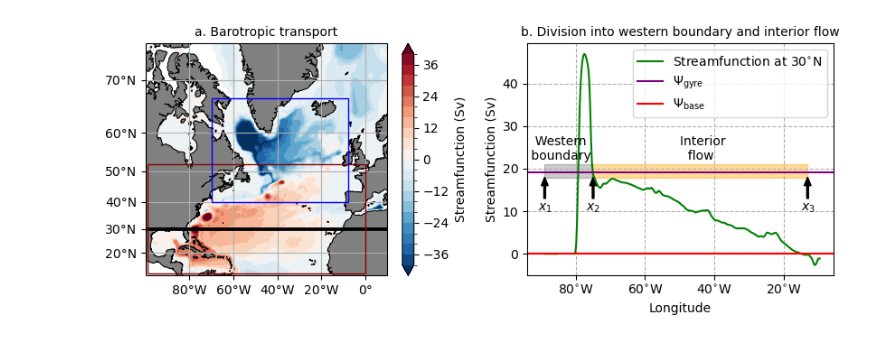
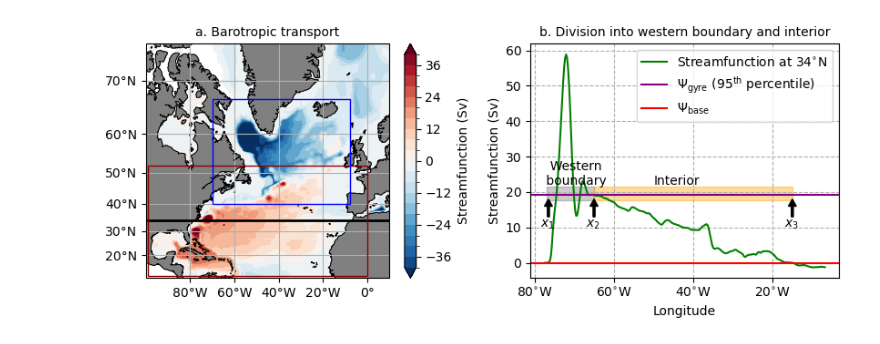
Before and after one commit to dhruvbhagtani/NAO-vorticity-budget-gyres, a Jupyter notebook: BVB_gyre_methods.ipynb, the cells around one changed output. Drawn from its saved outputs; the diff is of its cells as text; code cells hidden in the pictures.

```diff
--- a/BVB_gyre_methods.ipynb
+++ b/BVB_gyre_methods.ipynb
@@ -62,7 +62,9 @@ expt = ['mom6-om4-025-RYF-negativeNAO-2.0',
         'mom6-om4-025-RYF-positiveNAO-1.0',
         'mom6-om4-025-RYF-positiveNAO-2.0']
 
-db = '/scratch/x77/db6174/mom6/archive/databases/cc_database_RYF_control.db'
+db = '/g/data/hh5/tmp/db6174/mom6/archive/databases/cc_database_RYF_control.db'
+
+#db = '/scratch/x77/db6174/mom6/archive/databases/cc_database_RYF_control.db'
 session = cc.database.create_session(db)
 # %%
 x_min_subtropics, x_max_subtropics = -100, 0
@@ -119,6 +121,9 @@ fig.set_figwidth(6 * 1.4)
 
 my_xticks = [-80, -60, -40, -20, 0]
 my_yticks = [20, 30, 40, 50, 60, 70]
+
+## Latitude chosen for example
+y_ex = 34
 
 projection = ccrs.Mercator(central_longitude = (x_max + x_min)/2, min_latitude = y_min, max_latitude = y_max)
 ax1 = plt.subplot2grid(shape = (1, 4), loc = (0, 0), rowspan = 1, colspan = 2, projection = projection)
@@ -131,7 +136,7 @@ gl = ax1.gridlines(draw_labels = False)
 Ψ_NA_tmean.rename('Streamfunction (Sv)').plot.contourf(ax = ax1, x = 'xq', y = 'yq', cmap = 'RdBu_r', transform = ccrs.PlateCarree(),
                          levels = np.linspace(-40, 40, 21), add_colorbar = True, rasterized = True, zorder = -20)
 
-ax1.add_patch(mpatches.Rectangle(xy = [-100, 30], width = 110, height = 0.1, facecolor = (1,0,0,0), edgecolor = 'black', linewidth = 2,
+ax1.add_patch(mpatches.Rectangle(xy = [-100, y_ex], width = 110, height = 0.1, facecolor = (1,0,0,0), edgecolor = 'black', linewidth = 2,
                                 fill = True, zorder = 2, transform = ccrs.PlateCarree()))
 
 ax1.add_patch(mpatches.Rectangle(xy = [x_min_subtropics + 1, y_min_subtropics + 1], width = x_max_subtropics - x_min_subtropics - 1,
@@ -151,44 +156,44 @@ ax1.yaxis.set_major_formatter(cticker.LatitudeFormatter())
 ax1.set_ylabel('')
 
 ax1.set_xticks(my_xticks, crs = ccrs.PlateCarree())
 ax1.xaxis.set_major_formatter(cticker.LongitudeFormatter())
 ax1.set_xlabel('')
 
 ax1.set_title('a. Barotropic transport', fontsize = 10)
 
 ax1 = plt.subplot2grid(shape = (1, 4), loc = (0, 2), rowspan = 1, colspan = 2)
 
 Ψ_95 = 19.18
 Ψ_base = 0
-Ψ_NA_tmean.sel(yq = 30, method = 'nearest').plot(color = 'green', label = 'Streamfunction at 30$^{\circ}$N')
-ax1.axhline(Ψ_95, color = 'purple', label = r'$\Psi_{\mathrm{gyre}}$')
+Ψ_NA_tmean.sel(yq = y_ex, method = 'nearest').plot(color = 'green', label = 'Streamfunction at 34$^{\circ}$N')
+ax1.axhline(Ψ_95, color = 'purple', label = r'$\Psi_{\mathrm{gyre}}$ (95$^{\mathrm{th}}$ percentile)')
 ax1.axhline(Ψ_base, color='red', label = r'$\Psi_{\mathrm{base}}$')
 
-ax1.axvspan(xmin = -89.06, xmax = -75.35, ymin = 0.42, ymax = 0.48, color = 'black', alpha = 0.2)
-ax1.axvspan(xmin = -75.35, xmax = -13, ymin = 0.42, ymax = 0.48, color = 'orange', alpha = 0.4)
+ax1.axvspan(xmin = -77, xmax = -65, ymin = 0.33, ymax = 0.39, color = 'black', alpha = 0.2)
+ax1.axvspan(xmin = -65, xmax = -15, ymin = 0.33, ymax = 0.39, color = 'orange', alpha = 0.4)
 
-ax1.text(x = -90 - 1, y = 10, s = '$x_1$')
-ax1.text(x = -76 - 1, y = 10, s = '$x_2$')
-ax1.text(x = -14 - 1, y = 10, s = '$x_3$')
+ax1.text(x = -77.5 - 1, y = 10, s = '$x_1$')
+ax1.text(x = -66 - 1, y = 10, s = '$x_2$')
+ax1.text(x = -16 - 1, y = 10, s = '$x_3$')
 
-ax1.arrow(-88 - 1, 13, 0, 3, width = 0.5, color = 'black', head_width = 2, head_length = 2)
-ax1.arrow(-74 - 1, 13, 0, 3, width = 0.5, color = 'black', head_width = 2, head_length = 2)
-ax1.arrow(-12 - 1, 13, 0, 3, width = 0.5, color = 'black', head_width = 2, head_length = 2)
+ax1.arrow(-75.5 - 1, 13, 0, 3, width = 0.5, color = 'black', head_width = 2, head_length = 2)
+ax1.arrow(-64 - 1, 13, 0, 3, width = 0.5, color = 'black', head_width = 2, head_length = 2)
+ax1.arrow(-14 - 1, 13, 0, 3, width = 0.5, color = 'black', head_width = 2, head_length = 2)
 
 
 ax1.legend()
-ax1.text(-94, 22, '  Western \n boundary', fontsize = 10)
-ax1.text(-50, 22, 'Interior \n  flow', fontsize = 10)
+ax1.text(-78, Ψ_95 + 2.8, '  Western \n boundary', fontsize = 10)
+ax1.text(-50, Ψ_95 + 2.8, 'Interior', fontsize = 10)
 ax1.grid(True, ls = '--')
 ax1.set_ylabel('Streamfunction (Sv)', fontsize = 10)
 ax1.set_xlabel('Longitude', fontsize = 10)
 ax1.set_xticks([-80, -60, -40, -20])
 ax1.set_xticklabels(['80$^{\circ}$W', '60$^{\circ}$W', '40$^{\circ}$W', '20$^{\circ}$W'])
-ax1.set_title('b. Division into western boundary and interior flow', fontsize = 10)
+ax1.set_title('b. Division into western boundary and interior', fontsize = 10)
 
 fig.tight_layout()
 
 plt.savefig('/g/data/x77/db6174/Project_3/North-Atlantic-Oscillation-tests/Figures/Draft_figures/bvb-methods.pdf', bbox_inches = 'tight',
             dpi = 300, transparent=True)
 # %% [output]
-[figure, old version]
+[figure, new version]
```
Also changed, not shown: parts of 1 cell of this notebook.
